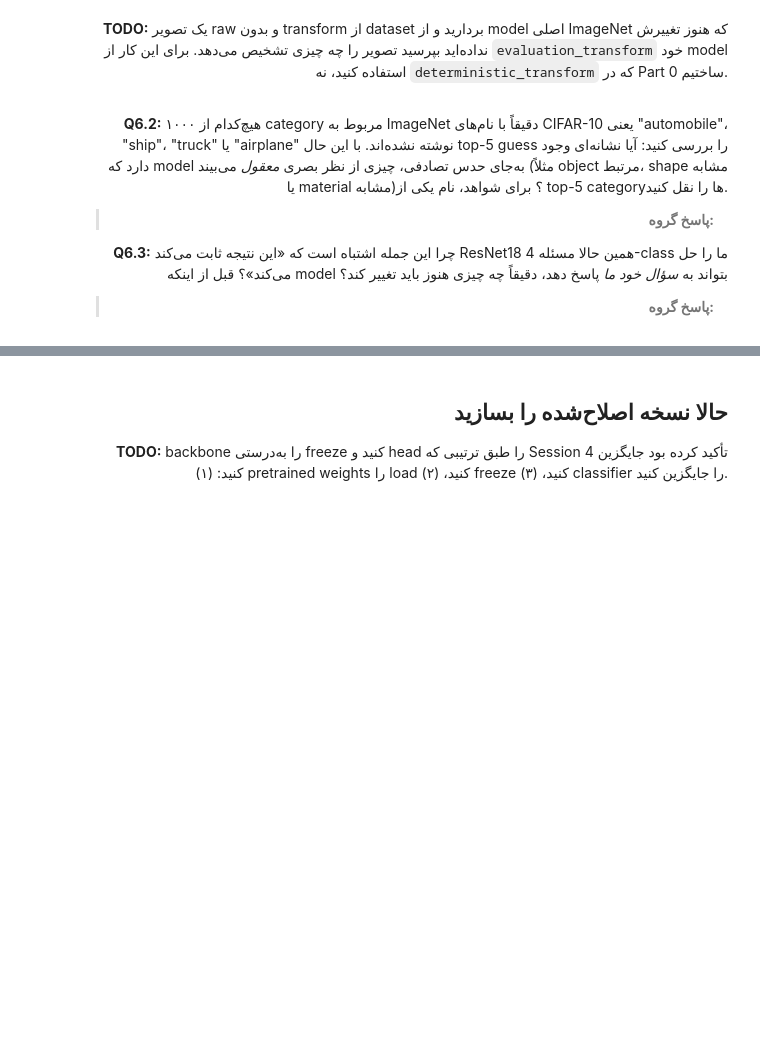
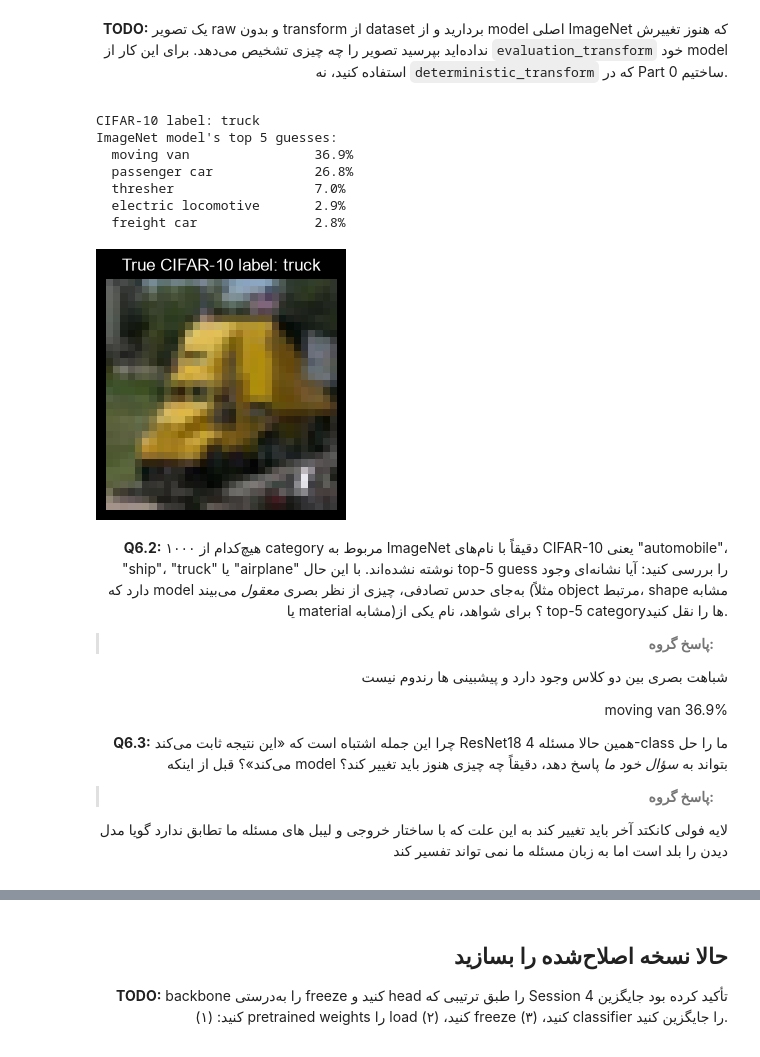
Before and after one commit to mrpanigale/Maktab-AI-145, a Jupyter notebook: CWs/week11/week11_classwork_resnet_pretrained.ipynb, the cells around one changed output, grey strips where cells are left out. Saved outputs shown, nothing was run; the diff lists cells and outputs as text; code cells hidden in the pictures; blank space fills up the shorter version.

Commit message:
Update: week 11 pretrained models

```diff
--- a/CWs/week11/week11_classwork_resnet_pretrained.ipynb
+++ b/CWs/week11/week11_classwork_resnet_pretrained.ipynb
@@ -683,12 +763,12 @@ for stage_name, shape in trace_resnet_shapes(model, dummy_images):
 
 </div>
 # %%
-# TODO: weights = ResNet18_Weights.DEFAULT
-# TODO: pretrained_model = resnet18(weights=weights).to(DEVICE)
-# TODO: pretrained_model.eval()
+weights = ResNet18_Weights.DEFAULT
+pretrained_model = resnet18(weights=weights).to(DEVICE)
+pretrained_model.eval()
 
-# TODO: imagenet_categories = weights.meta["categories"]
-# TODO: evaluation_transform = weights.transforms()
+imagenet_categories = weights.meta["categories"]
+evaluation_transform = weights.transforms()
 
 print("Number of ImageNet categories:", len(imagenet_categories))
 print("Original classifier:", pretrained_model.fc)
@@ -703,25 +794,34 @@ print(evaluation_transform)
 # %%
 raw_sample_image, raw_target_index = raw_train_full[train_indices[0]]
 raw_sample_label = raw_train_full.classes[raw_target_index]
 
 # TODO: input_tensor = evaluation_transform(raw_sample_image).unsqueeze(0).to(DEVICE)
-
+input_tensor = evaluation_transform(raw_sample_image).unsqueeze(0).to(DEVICE)
 with torch.inference_mode():
     probabilities = pretrained_model(input_tensor).softmax(dim=1)[0]
 
 top_probabilities, top_indices = probabilities.topk(5)
 
 print("CIFAR-10 label:", raw_sample_label)
 print("ImageNet model's top 5 guesses:")
 for probability, class_index in zip(top_probabilities, top_indices):
     category = imagenet_categories[class_index.item()]
     print(f"  {category:25s} {probability.item():.1%}")
 
 plt.figure(figsize=(3, 3))
 plt.imshow(raw_sample_image)
 plt.title(f"True CIFAR-10 label: {raw_sample_label}")
 plt.axis("off")
 plt.show()
+# %% [output]
+CIFAR-10 label: truck
+ImageNet model's top 5 guesses:
+  moving van                36.9%
+  passenger car             26.8%
+  thresher                  7.0%
+  electric locomotive       2.9%
+  freight car               2.8%
+[figure, added]
 # %% [markdown]
 <div class="fa-rtl" dir="rtl" style="direction: rtl; text-align: right;">
 
@@ -729,10 +829,16 @@ plt.show()
 
 > **پاسخ گروه:**
 
+شباهت بصری بین دو کلاس وجود دارد و پیشبینی ها رندوم نیست
+
+moving van                36.9%
+
 **Q6.3:** چرا این جمله اشتباه است که «این نتیجه ثابت می‌کند ResNet18 همین حالا مسئله 4-class ما را حل می‌کند»؟ قبل از اینکه model بتواند به *سؤال خود ما* پاسخ دهد، دقیقاً چه چیزی هنوز باید تغییر کند؟
 
 > **پاسخ گروه:**
 
+لایه فولی کانکتد آخر باید تغییر کند به این علت که با ساختار خروجی و لیبل های مسئله ما تطابق ندارد گویا مدل دیدن را بلد است اما به زبان مسئله ما نمی تواند تفسیر کند
+
 </div>
 # %% [markdown]
 <div class="fa-rtl" dir="rtl" style="direction: rtl; text-align: right;">
```
Also changed, not shown: parts of 24 cells of this notebook.
